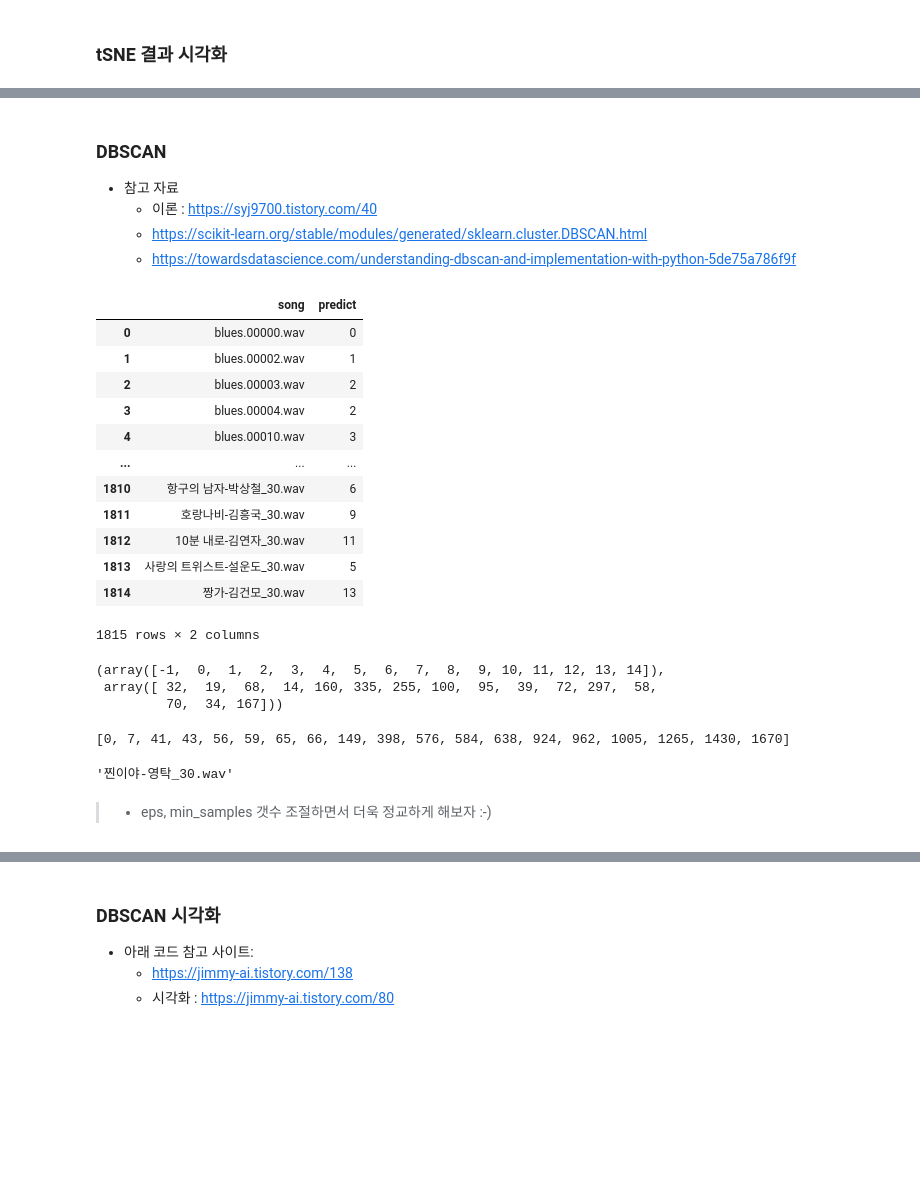
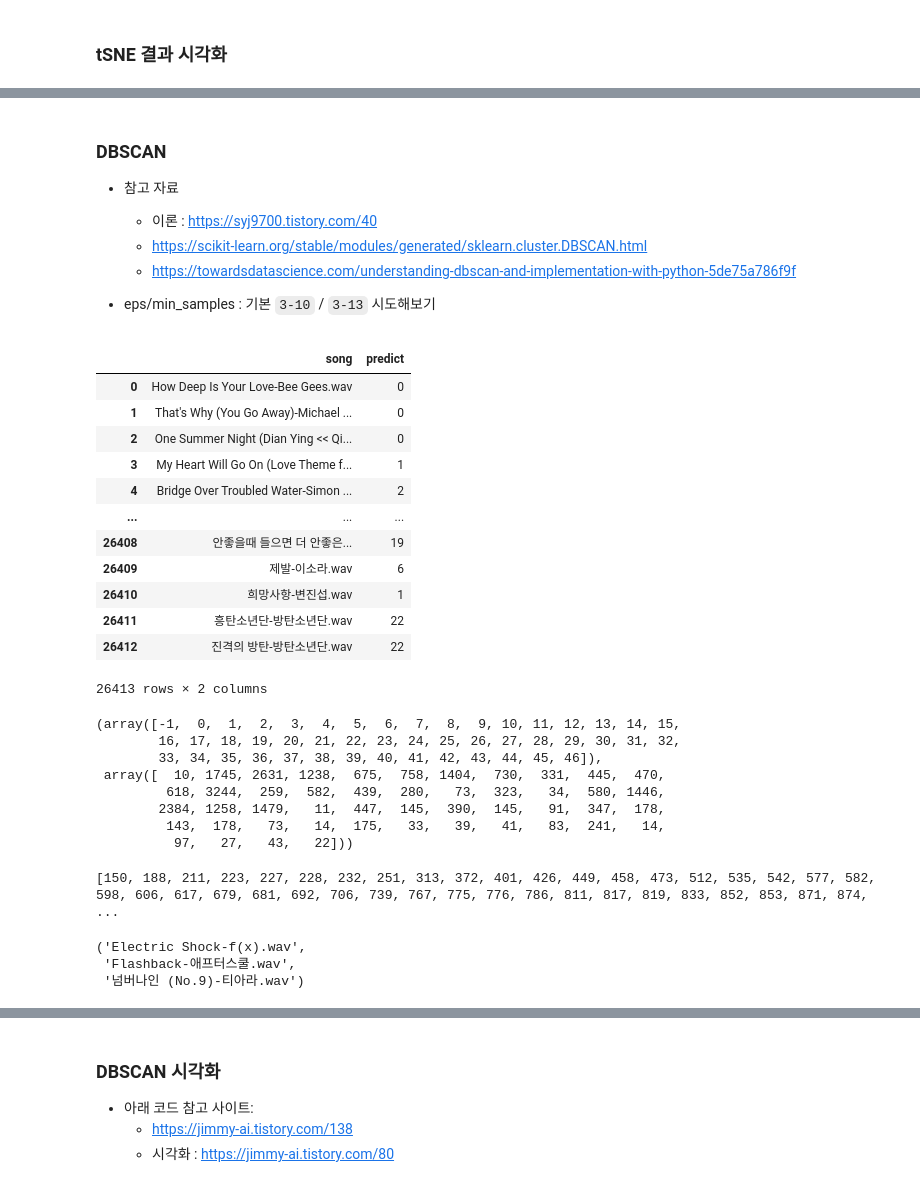
Before and after one commit to JasonHan0/Project-Cresendo-Music-Recommend-System, a Jupyter notebook: Models/Music_Genre_Classification/t_SNE_+_DBSCAN.ipynb, the cells around one changed output, grey strips where cells are left out. Cells and saved outputs as stored; diff of their text form; code cells hidden in the pictures; blank space fills up the shorter version.

Commit message:
t-SNE + DBSCAN
using all_data

```diff
--- a/Models/Music_Genre_Classification/t_SNE_+_DBSCAN.ipynb
+++ b/Models/Music_Genre_Classification/t_SNE_+_DBSCAN.ipynb
@@ -53,0 +39,6 @@ df_soundwave.head()
+# %%
+file_path = "/content/drive/MyDrive/음성분석공부/모델 구상 단계/음악 장르 분류기/DB Insert/all_features.csv"
+
+df_soundwave = pd.read_csv(file_path, index_col=0)
+
+df_soundwave.shape
@@ -60,2 +61,2 @@ df_soundwave.duplicated(subset=['song']).sum()  # 중복값 확인
 # %%
-df_soundwave.drop_duplicates(subset=['song'], inplace=True, ignore_index=True)  # 중복값 삭제
+#df_soundwave.drop_duplicates(subset=['song'], inplace=True, ignore_index=True)  # 중복값 삭제
@@ -204,57 +201,62 @@ plt.show();
     - 이론 : https://syj9700.tistory.com/40
     - https://scikit-learn.org/stable/modules/generated/sklearn.cluster.DBSCAN.html
     - https://towardsdatascience.com/understanding-dbscan-and-implementation-with-python-5de75a786f9f
+
+- eps/min_samples : 기본 `3-10` / `3-13` 시도해보기
 # %%
 # create model and prediction
-eps = 3
-min_samples = 10
+eps = 2                         # 반지름 # eps : 두 데이터 포인트가 이웃이 되기 위한 조건인 두 포인트 사이의 최대 거리 (매우 중요한 파라미터)
+min_samples = 10                # 최소 요소 갯수 # min_samples : 군집이라고 부르기 위한 최소 샘플 -> 최적의 최소 샘플수 찾아야 함!!!!!
 
-# eps : 두 데이터 포인트가 이웃이 되기 위한 조건인 두 포인트 사이의 최대 거리 (매우 중요한 파라미터)
-# min_samples : 군집이라고 부르기 위한 최소 샘플 -> 최적의 최소 샘플수 찾아야 함!!!!!
 model = DBSCAN(eps=eps, min_samples=min_samples).fit(tSNE_df)
 
-predict = pd.DataFrame(model.fit_predict(tSNE_df))
-predict.columns=['predict']
+predict_fin = pd.DataFrame(model.fit_predict(tSNE_df))
+predict_fin.columns=['predict']
 
 # concatenate labels to df as a new column
-dbscan = pd.concat([df_sw, predict],axis=1)
-dbscan_song = pd.concat([df_soundwave['song'], predict],axis=1)
+dbscan = pd.concat([df_sw, predict_fin], axis=1)
 
+dbscan_song = pd.concat([df_soundwave['song'], predict_fin], axis=1)
 dbscan_song
 # %% [output]
 |  | song | predict |
-| 0 | blues.00000.wav | 0 |
-| 1 | blues.00002.wav | 1 |
-| 2 | blues.00003.wav | 2 |
-| 3 | blues.00004.wav | 2 |
-| 4 | blues.00010.wav | 3 |
+| 0 | How Deep Is Your Love-Bee Gees.wav | 0 |
+| 1 | That's Why (You Go Away)-Michael ... | 0 |
+| 2 | One Summer Night (Dian Ying << Qi... | 0 |
+| 3 | My Heart Will Go On (Love Theme f... | 1 |
+| 4 | Bridge Over Troubled Water-Simon ... | 2 |
 | ... | ... | ... |
-| 1810 | 항구의 남자-박상철_30.wav | 6 |
-| 1811 | 호랑나비-김흥국_30.wav | 9 |
-| 1812 | 10분 내로-김연자_30.wav | 11 |
-| 1813 | 사랑의 트위스트-설운도_30.wav | 5 |
-| 1814 | 짱가-김건모_30.wav | 13 |
+| 26408 | 안좋을때 들으면 더 안좋은... | 19 |
+| 26409 | 제발-이소라.wav | 6 |
+| 26410 | 희망사항-변진섭.wav | 1 |
+| 26411 | 흥탄소년단-방탄소년단.wav | 22 |
+| 26412 | 진격의 방탄-방탄소년단.wav | 22 |
-1815 rows × 2 columns
+26413 rows × 2 columns
 # %%
 # dbscan.drop(columns=['cluster'], inplace=True)
 # %%
 # the clustering result of the data
 model_labels = model.labels_
 
-np.unique(model_labels, axis=0, return_counts=1)
+np.unique(model_labels, axis=0, return_counts=1)    # -1 = 이상치
 # %% [output]
-(array([-1,  0,  1,  2,  3,  4,  5,  6,  7,  8,  9, 10, 11, 12, 13, 14]),
- array([ 32,  19,  68,  14, 160, 335, 255, 100,  95,  39,  72, 297,  58,
-         70,  34, 167]))
+(array([-1,  0,  1,  2,  3,  4,  5,  6,  7,  8,  9, 10, 11, 12, 13, 14, 15,
+        16, 17, 18, 19, 20, 21, 22, 23, 24, 25, 26, 27, 28, 29, 30, 31, 32,
+        33, 34, 35, 36, 37, 38, 39, 40, 41, 42, 43, 44, 45, 46]),
+ array([  10, 1745, 2631, 1238,  675,  758, 1404,  730,  331,  445,  470,
+         618, 3244,  259,  582,  439,  280,   73,  323,   34,  580, 1446,
+        2384, 1258, 1479,   11,  447,  145,  390,  145,   91,  347,  178,
+         143,  178,   73,   14,  175,   33,   39,   41,   83,  241,   14,
+          97,   27,   43,   22]))
 # %%
 # 군집별 노래 목록 확인
-print(dbscan_song.index[dbscan_song['predict'] == 0].tolist())
+print(dbscan_song.index[dbscan_song['predict'] == 22].tolist())
 # %% [output]
-[0, 7, 41, 43, 56, 59, 65, 66, 149, 398, 576, 584, 638, 924, 962, 1005, 1265, 1430, 1670]
+[150, 188, 211, 223, 227, 228, 232, 251, 313, 372, 401, 426, 449, 458, 473, 512, 535, 542, 577, 582, 598, 606, 617, 679, 681, 692, 706, 739, 767, 775, 776, 786, 811, 817, 819, 833, 852, 853, 871, 874, ...
 # %%
 # 노래 확인
-dbscan_song.iloc[1670]['song']
+dbscan_song.iloc[14089]['song'], dbscan_song.iloc[14108]['song'], dbscan_song.iloc[14127]['song']
 # %% [output]
-'찐이야-영탁_30.wav'
+('Electric Shock-f(x).wav',
+ 'Flashback-애프터스쿨.wav',
+ '넘버나인 (No.9)-티아라.wav')
-# %% [markdown]
-> - eps, min_samples 갯수 조절하면서 더욱 정교하게 해보자 :-)
```
Also changed, not shown: parts of 16 cells of this notebook.
